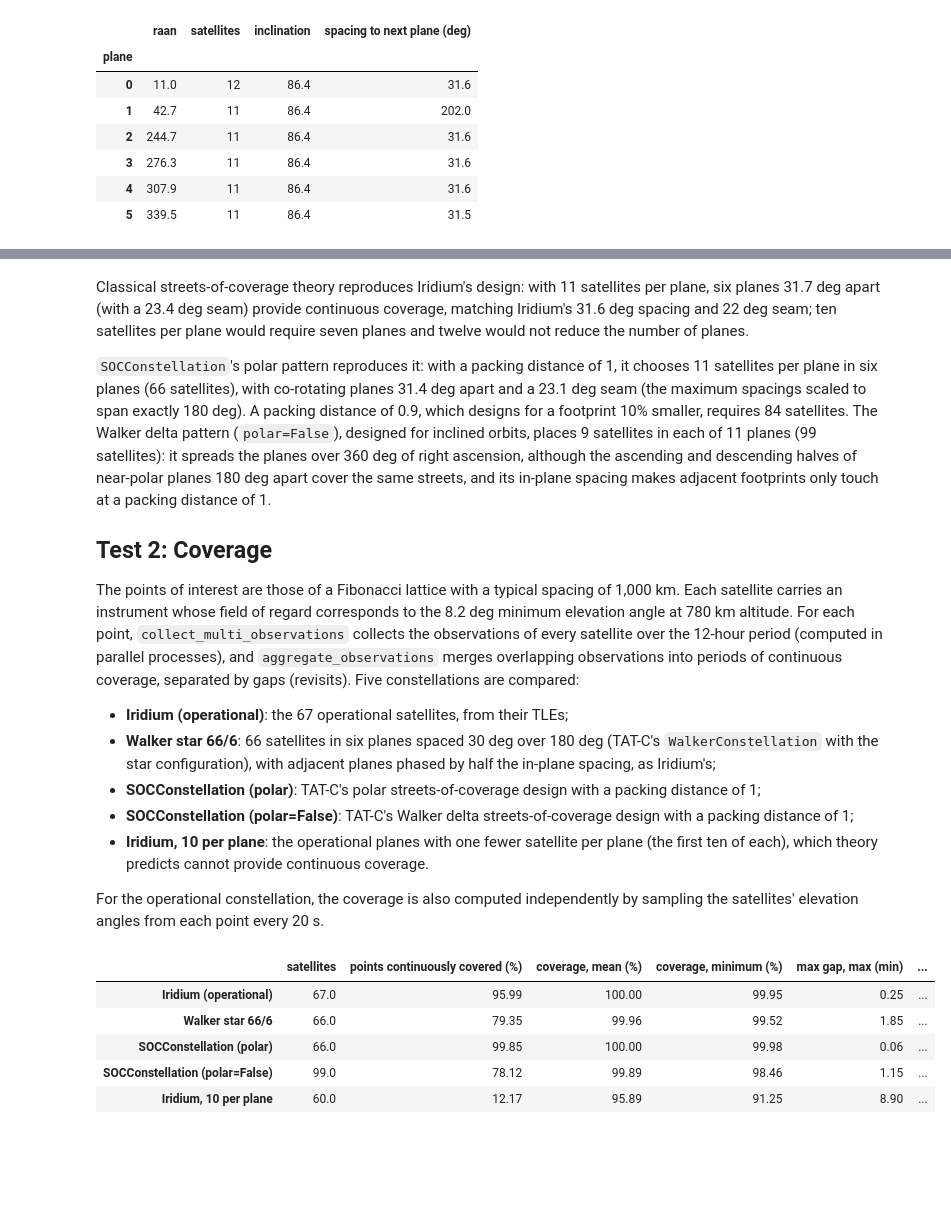
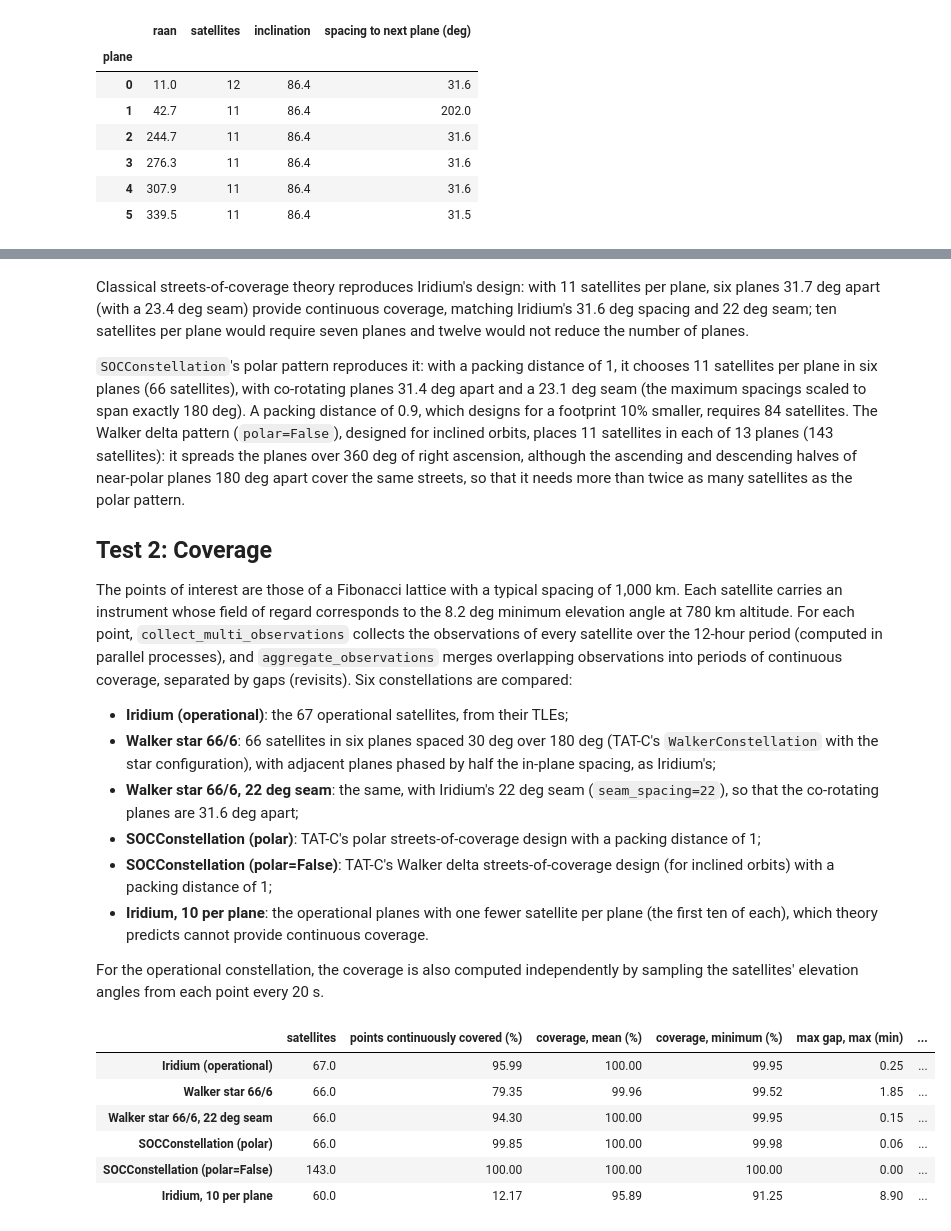
Before and after one commit to code-lab-org/tatc, a Jupyter notebook: docs/validation/ValidateConstellationIridium.ipynb, the cells around one changed output, grey strips where cells are left out. Drawn from its saved outputs; the diff is of its cells as text; code cells hidden in the pictures; blank space fills up the shorter version.

```diff
--- a/docs/validation/ValidateConstellationIridium.ipynb
+++ b/docs/validation/ValidateConstellationIridium.ipynb
@@ -126,16 +126,17 @@ footprint radius 20.01 deg (2225 km), swath width 4450 km
 # %% [markdown]
 Classical streets-of-coverage theory reproduces Iridium's design: with 11 satellites per plane, six planes 31.7 deg apart (with a 23.4 deg seam) provide continuous coverage, matching Iridium's 31.6 deg spacing and 22 deg seam; ten satellites per plane would require seven planes and twelve would not reduce the number of planes.
 
-`SOCConstellation`'s polar pattern reproduces it: with a packing distance of 1, it chooses 11 satellites per plane in six planes (66 satellites), with co-rotating planes 31.4 deg apart and a 23.1 deg seam (the maximum spacings scaled to span exactly 180 deg). A packing distance of 0.9, which designs for a footprint 10% smaller, requires 84 satellites. The Walker delta pattern (`polar=False`), designed for inclined orbits, places 9 satellites in each of 11 planes (99 satellites): it spreads the planes over 360 deg of right ascension, although the ascending and descending halves of near-polar planes 180 deg apart cover the same streets, and its in-plane spacing makes adjacent footprints only touch at a packing distance of 1.
+`SOCConstellation`'s polar pattern reproduces it: with a packing distance of 1, it chooses 11 satellites per plane in six planes (66 satellites), with co-rotating planes 31.4 deg apart and a 23.1 deg seam (the maximum spacings scaled to span exactly 180 deg). A packing distance of 0.9, which designs for a footprint 10% smaller, requires 84 satellites. The Walker delta pattern (`polar=False`), designed for inclined orbits, places 11 satellites in each of 13 planes (143 satellites): it spreads the planes over 360 deg of right ascension, although the ascending and descending halves of near-polar planes 180 deg apart cover the same streets, so that it needs more than twice as many satellites as the polar pattern.
 
 ## Test 2: Coverage
 
-The points of interest are those of a Fibonacci lattice with a typical spacing of 1,000 km. Each satellite carries an instrument whose field of regard corresponds to the 8.2 deg minimum elevation angle at 780 km altitude. For each point, `collect_multi_observations` collects the observations of every satellite over the 12-hour period (computed in parallel processes), and `aggregate_observations` merges overlapping observations into periods of continuous coverage, separated by gaps (revisits). Five constellations are compared:
+The points of interest are those of a Fibonacci lattice with a typical spacing of 1,000 km. Each satellite carries an instrument whose field of regard corresponds to the 8.2 deg minimum elevation angle at 780 km altitude. For each point, `collect_multi_observations` collects the observations of every satellite over the 12-hour period (computed in parallel processes), and `aggregate_observations` merges overlapping observations into periods of continuous coverage, separated by gaps (revisits). Six constellations are compared:
 
 * **Iridium (operational)**: the 67 operational satellites, from their TLEs;
 * **Walker star 66/6**: 66 satellites in six planes spaced 30 deg over 180 deg (TAT-C's `WalkerConstellation` with the star configuration), with adjacent planes phased by half the in-plane spacing, as Iridium's;
+* **Walker star 66/6, 22 deg seam**: the same, with Iridium's 22 deg seam (`seam_spacing=22`), so that the co-rotating planes are 31.6 deg apart;
 * **SOCConstellation (polar)**: TAT-C's polar streets-of-coverage design with a packing distance of 1;
-* **SOCConstellation (polar=False)**: TAT-C's Walker delta streets-of-coverage design with a packing distance of 1;
+* **SOCConstellation (polar=False)**: TAT-C's Walker delta streets-of-coverage design (for inclined orbits) with a packing distance of 1;
 * **Iridium, 10 per plane**: the operational planes with one fewer satellite per plane (the first ten of each), which theory predicts cannot provide continuous coverage.
 
 For the operational constellation, the coverage is also computed independently by sampling the satellites' elevation angles from each point every 20 s.
@@ -146,6 +147,7 @@ instrument = Instrument(name="antenna", field_of_regard=compute_field_of_regard(
 constellations = {
     "Iridium (operational)": [Satellite(name=r.name, orbit=GeneralPerturbationsOrbit.from_tle(r.tle), instruments=[instrument]) for r in operational.itertuples()],
     "Walker star 66/6": WalkerConstellation(name="star", orbit=orbit, instruments=[instrument], number_satellites=66, number_planes=6, relative_spacing=3, configuration=WalkerConfiguration.STAR).generate_members(),
+    "Walker star 66/6, 22 deg seam": WalkerConstellation(name="star", orbit=orbit, instruments=[instrument], number_satellites=66, number_planes=6, relative_spacing=3, configuration=WalkerConfiguration.STAR, seam_spacing=22).generate_members(),
     "SOCConstellation (polar)": SOCConstellation(name="SOC", orbit=orbit, instruments=[instrument], swath_width=swath_width, packing_distance=1.0).generate_members(),
     "SOCConstellation (polar=False)": SOCConstellation(name="SOC", orbit=orbit, instruments=[instrument], swath_width=swath_width, packing_distance=1.0, polar=False).generate_members(),
     "Iridium, 10 per plane": [Satellite(name=r.name, orbit=GeneralPerturbationsOrbit.from_tle(r.tle), instruments=[instrument]) for r in operational.groupby("plane").head(10).itertuples()],
@@ -172,35 +174,36 @@ def coverage(satellites):
 results = {label: coverage(satellites) for label, satellites in constellations.items()}
 
 # independent check: sampled elevation angles of the operational satellites
 times = timescale.from_datetimes([START + timedelta(seconds=s) for s in range(0, int(PERIOD), 20)])
 positions = np.stack([s.orbit.to_gp_orbit().elements[0].to_skyfield().at(times).frame_xyz(itrs).m for s in constellations["Iridium (operational)"]])
 sampled = []
 for point in points:
     site = wgs84.latlon(point.latitude, point.longitude)
     up = np.array(site.itrs_xyz.m) / np.linalg.norm(site.itrs_xyz.m)
     los = positions - np.array(site.itrs_xyz.m)[None, :, None]
     sin_elevation = np.einsum("j,ijk->ik", up, los) / np.linalg.norm(los, axis=1)
     sampled.append(100 * np.mean((sin_elevation >= np.sin(np.radians(MIN_ELEVATION))).any(axis=0)))
 results["Iridium (operational)"]["sampled covered (%)"] = sampled
 
 summary = {}
 for label, frame in results.items():
     summary[label] = {
         "satellites": len(constellations[label]),
         "points continuously covered (%)": 100 * np.mean(frame["covered (%)"] >= 99.99),
         "coverage, mean (%)": frame["covered (%)"].mean(),
         "coverage, minimum (%)": frame["covered (%)"].min(),
         "max gap, max (min)": frame["max gap (min)"].max(),
     }
 summary["Iridium (operational)"]["sampled coverage, mean (%)"] = np.mean(sampled)
 summary["Iridium (operational)"]["sampled coverage, minimum (%)"] = np.min(sampled)
 pd.DataFrame(summary).T.round(2)
 # %% [output]
 |  | satellites | points continuously covered (%) | coverage, mean (%) | coverage, minimum (%) | max gap, max (min) | ... |
 | Iridium (operational) | 67.0 | 95.99 | 100.00 | 99.95 | 0.25 | ... |
 | Walker star 66/6 | 66.0 | 79.35 | 99.96 | 99.52 | 1.85 | ... |
+| Walker star 66/6, 22 deg seam | 66.0 | 94.30 | 100.00 | 99.95 | 0.15 | ... |
 | SOCConstellation (polar) | 66.0 | 99.85 | 100.00 | 99.98 | 0.06 | ... |
-| SOCConstellation (polar=False) | 99.0 | 78.12 | 99.89 | 98.46 | 1.15 | ... |
+| SOCConstellation (polar=False) | 143.0 | 100.00 | 100.00 | 100.00 | 0.00 | ... |
 | Iridium, 10 per plane | 60.0 | 12.17 | 95.89 | 91.25 | 8.90 | ... |
 # %%
 fig, ax = plt.subplots(figsize=(12, 3.8))
```
Also changed, not shown: parts of 4 cells of this notebook, 5 other files.
